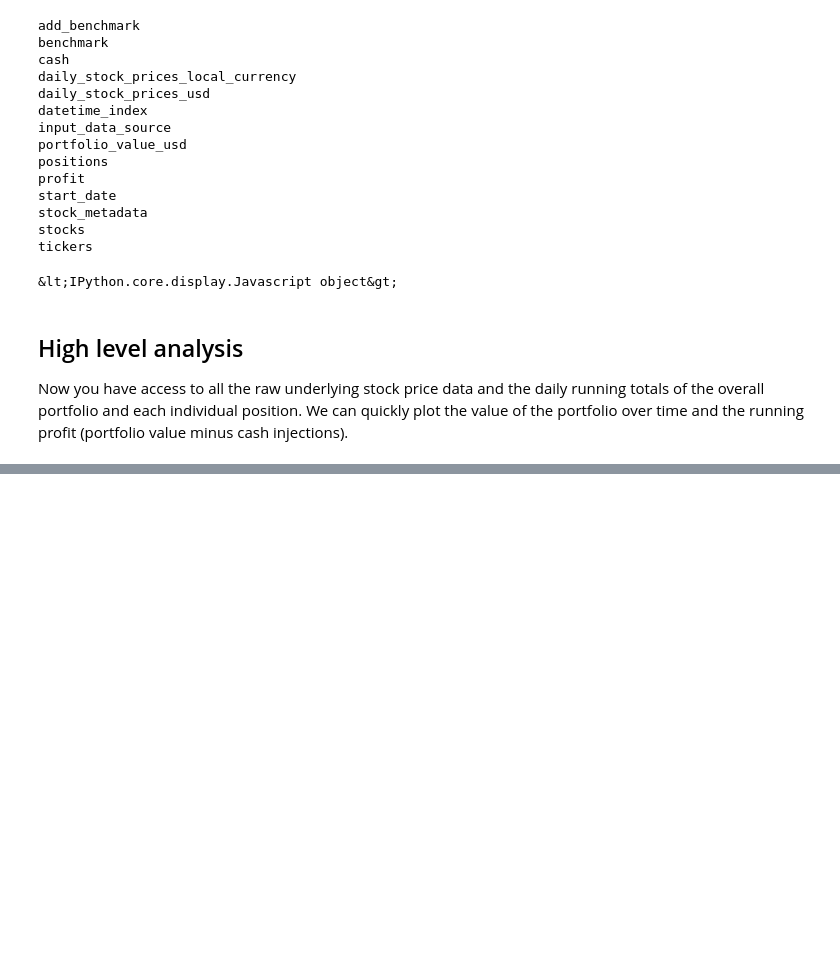
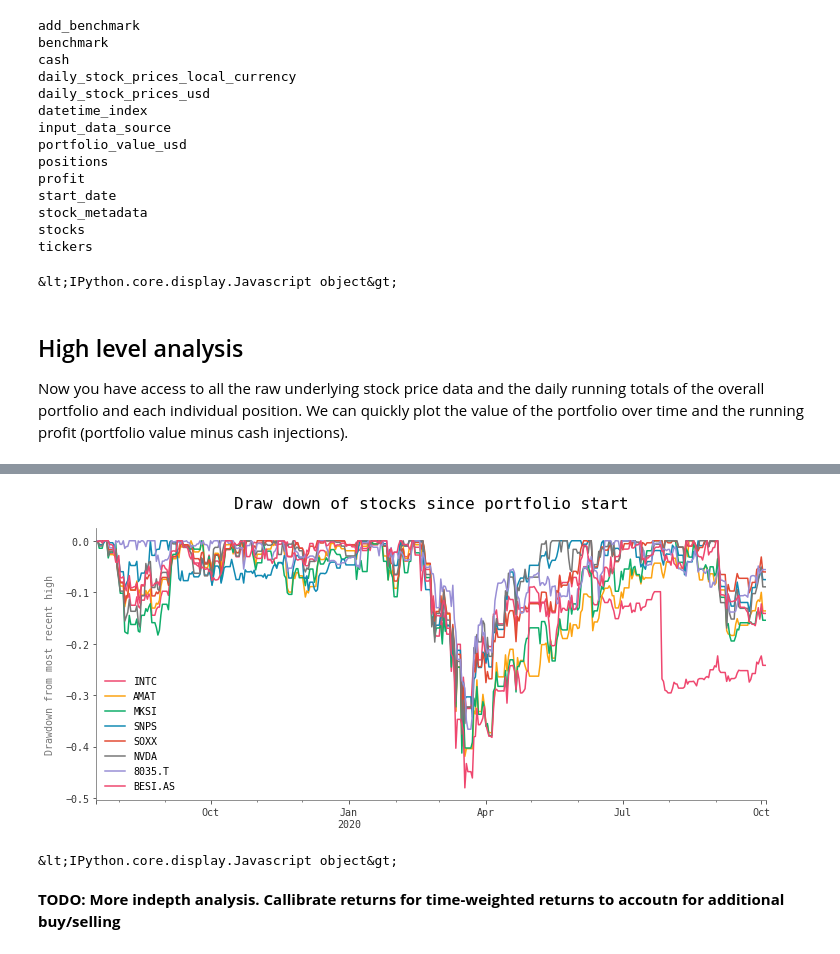
Before and after one commit to julian-west/python_portfolio_tracker, a Jupyter notebook: tutorials/loading_portfolio_data.ipynb, the cells around one changed output, grey strips where cells are left out. Saved outputs shown, nothing was run; the diff lists cells and outputs as text; code cells hidden in the pictures; blank space fills up the shorter version.

```diff
--- a/tutorials/loading_portfolio_data.ipynb
+++ b/tutorials/loading_portfolio_data.ipynb
@@ -107,0 +110,12 @@ pf.stocks.daily_stocks_value_usd
+# %%
+stock_values = pf.daily_stock_prices_usd
+stock_values.to_drawdown_series().plot()
+
+plt.title("Draw down of stocks since portfolio start")
+plt.ylabel("Drawdown from most recent high")
+plt.show()
+# %% [output]
+[figure, added]
+&lt;IPython.core.display.Javascript object&gt;
+# %% [markdown]
+**TODO: More indepth analysis. Callibrate returns for time-weighted returns to accoutn for additional buy/selling**
```
Also changed, not shown: parts of 6 cells of this notebook.
